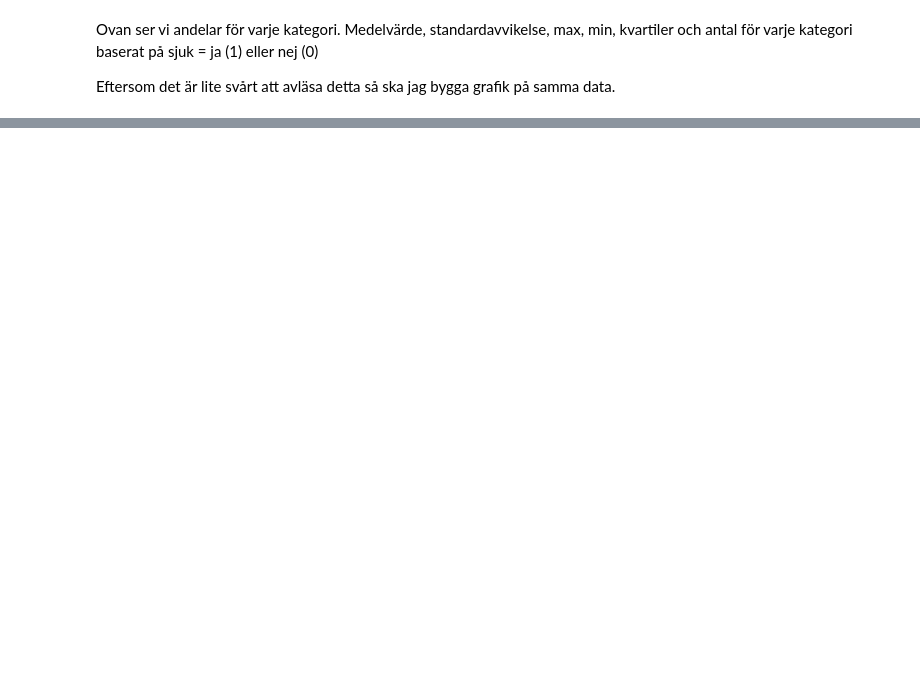
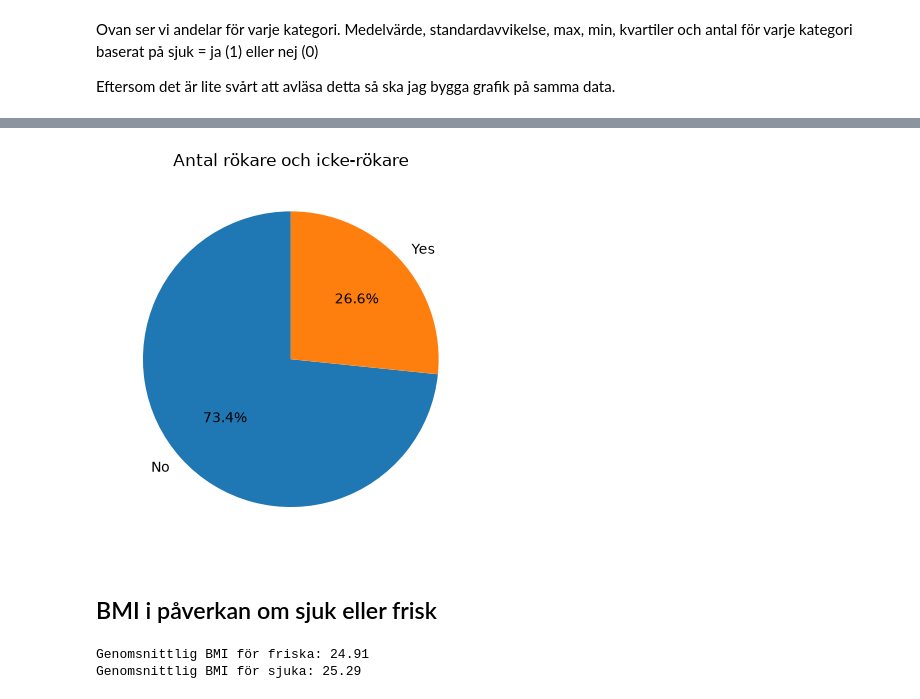
Before and after one commit to mattiasscientist/part1-examination, a Jupyter notebook: notebooks/part1notebook.ipynb, the cells around one changed output, grey strips where cells are left out. Drawn from its saved outputs; the diff is of its cells as text; code cells hidden in the pictures; blank space fills up the shorter version.

```diff
--- a/notebooks/part1notebook.ipynb
+++ b/notebooks/part1notebook.ipynb
@@ -262,0 +307,22 @@ for col in columns:
+# %%
+df["smoker"].value_counts().plot(
+    kind="pie",
+    autopct="%1.1f%%",
+    startangle=90)
+plt.title("Antal rökare och icke-rökare")
+plt.show()
+# %% [output]
+[figure, added]
+# %% [markdown]
+## BMI i påverkan om sjuk eller frisk
+# %%
+df["bmi"] = df["weight"] / (df["height"] / 100) ** 2
+mean_bmi = df.groupby("disease")["bmi"].mean()
+healthy_bmi_mean = mean_bmi.loc[0]
+sick_bmi_mean = mean_bmi.loc[1]
+
+print(f"Genomsnittlig BMI för friska: {healthy_bmi_mean:.2f}")
+print(f"Genomsnittlig BMI för sjuka: {sick_bmi_mean:.2f}")
+# %% [output]
+Genomsnittlig BMI för friska: 24.91
+Genomsnittlig BMI för sjuka: 25.29
```
Also changed, not shown: parts of 7 cells of this notebook.
